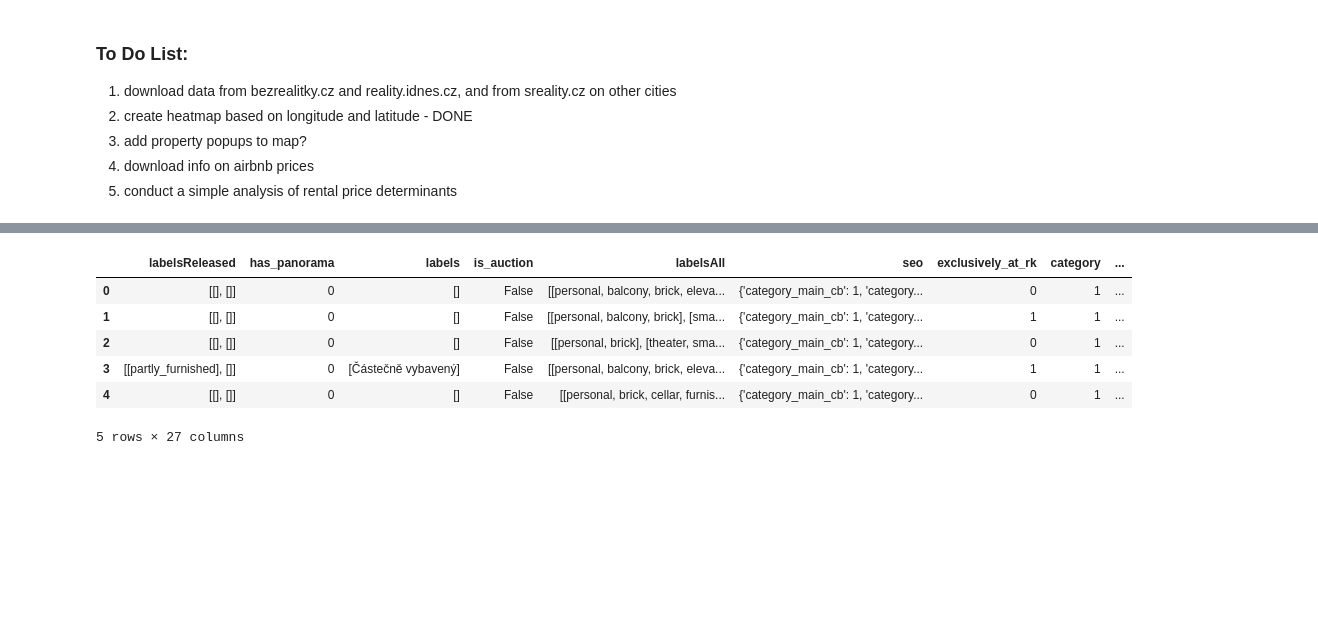
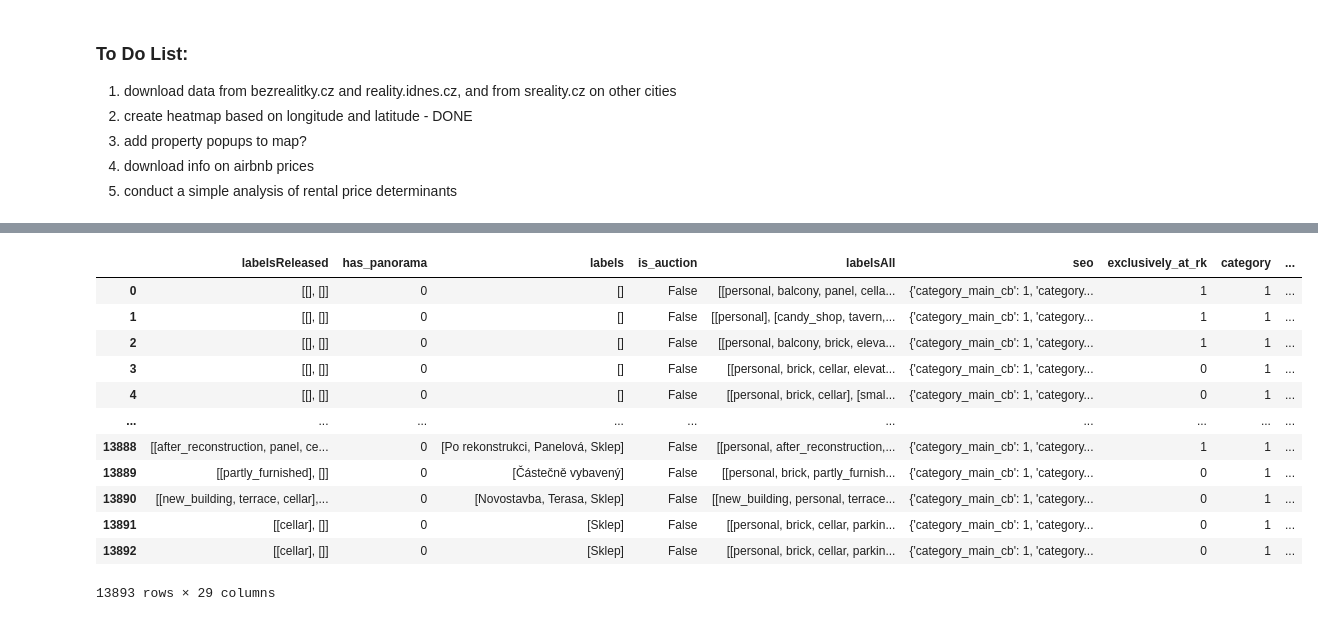
Before and after one commit to matyastvrz/Python_Final_Project, a Jupyter notebook: main.ipynb, the cells around one changed output, grey strips where cells are left out. Saved outputs shown, nothing was run; the diff lists cells and outputs as text; code cells hidden in the pictures; blank space fills up the shorter version.

Commit message:
added all sreality properties, added popups to map

```diff
--- a/main.ipynb
+++ b/main.ipynb
@@ -26,3 +30,5 @@ from folium.plugins import HeatMap, HeatMapWithTime
 # %%
-from function_scripts import request_multiple_sreality
-df = request_multiple_sreality(1, 10, 'flat', 'rent', locality_region_id=10)
+# or get newest df, takes about 7 minutes
+from function_scripts import request_sreality_all
+df = request_sreality_all()
+df.to_csv("df.csv", index=False)
@@ -33,11 +61,19 @@ df.shape
 # %%
-df.head()
+from function_scripts import get_link_and_image
+df = get_link_and_image(df)
+display(df)
 # %% [output]
 |  | labelsReleased | has_panorama | labels | is_auction | labelsAll | seo | exclusively_at_rk | category | ... |
-| 0 | [[], []] | 0 | [] | False | [[personal, balcony, brick, eleva... | {'category_main_cb': 1, 'category... | 0 | 1 | ... |
-| 1 | [[], []] | 0 | [] | False | [[personal, balcony, brick], [sma... | {'category_main_cb': 1, 'category... | 1 | 1 | ... |
-| 2 | [[], []] | 0 | [] | False | [[personal, brick], [theater, sma... | {'category_main_cb': 1, 'category... | 0 | 1 | ... |
-| 3 | [[partly_furnished], []] | 0 | [Částečně vybavený] | False | [[personal, balcony, brick, eleva... | {'category_main_cb': 1, 'category... | 1 | 1 | ... |
-| 4 | [[], []] | 0 | [] | False | [[personal, brick, cellar, furnis... | {'category_main_cb': 1, 'category... | 0 | 1 | ... |
+| 0 | [[], []] | 0 | [] | False | [[personal, balcony, panel, cella... | {'category_main_cb': 1, 'category... | 1 | 1 | ... |
+| 1 | [[], []] | 0 | [] | False | [[personal], [candy_shop, tavern,... | {'category_main_cb': 1, 'category... | 1 | 1 | ... |
+| 2 | [[], []] | 0 | [] | False | [[personal, balcony, brick, eleva... | {'category_main_cb': 1, 'category... | 1 | 1 | ... |
+| 3 | [[], []] | 0 | [] | False | [[personal, brick, cellar, elevat... | {'category_main_cb': 1, 'category... | 0 | 1 | ... |
+| 4 | [[], []] | 0 | [] | False | [[personal, brick, cellar], [smal... | {'category_main_cb': 1, 'category... | 0 | 1 | ... |
+| ... | ... | ... | ... | ... | ... | ... | ... | ... | ... |
+| 13888 | [[after_reconstruction, panel, ce... | 0 | [Po rekonstrukci, Panelová, Sklep] | False | [[personal, after_reconstruction,... | {'category_main_cb': 1, 'category... | 1 | 1 | ... |
+| 13889 | [[partly_furnished], []] | 0 | [Částečně vybavený] | False | [[personal, brick, partly_furnish... | {'category_main_cb': 1, 'category... | 0 | 1 | ... |
+| 13890 | [[new_building, terrace, cellar],... | 0 | [Novostavba, Terasa, Sklep] | False | [[new_building, personal, terrace... | {'category_main_cb': 1, 'category... | 0 | 1 | ... |
+| 13891 | [[cellar], []] | 0 | [Sklep] | False | [[personal, brick, cellar, parkin... | {'category_main_cb': 1, 'category... | 0 | 1 | ... |
+| 13892 | [[cellar], []] | 0 | [Sklep] | False | [[personal, brick, cellar, parkin... | {'category_main_cb': 1, 'category... | 0 | 1 | ... |
-5 rows × 27 columns
+13893 rows × 29 columns
 # %%
```
Also changed, not shown: parts of 8 cells of this notebook, 3 other files.
